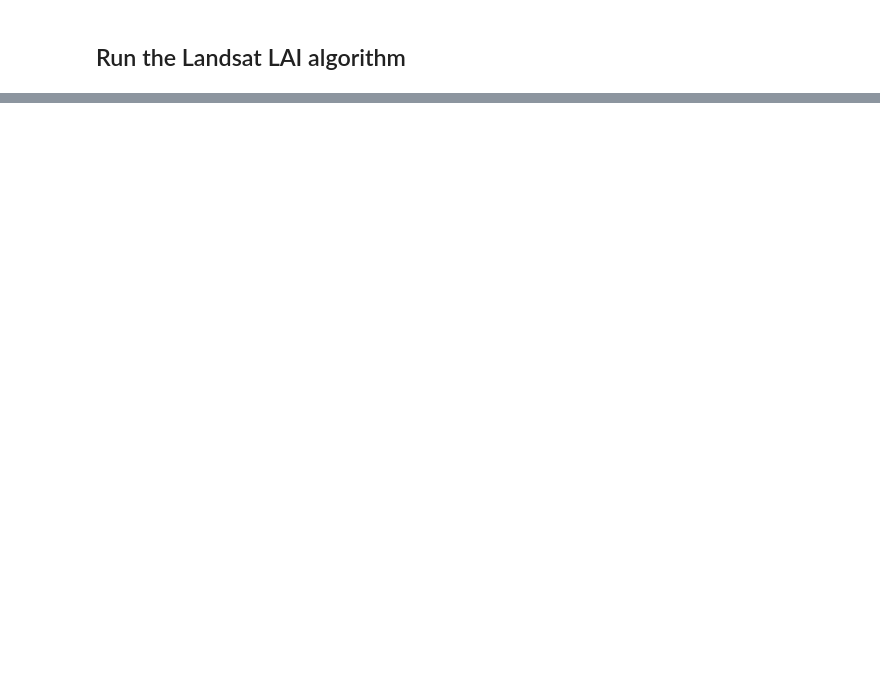
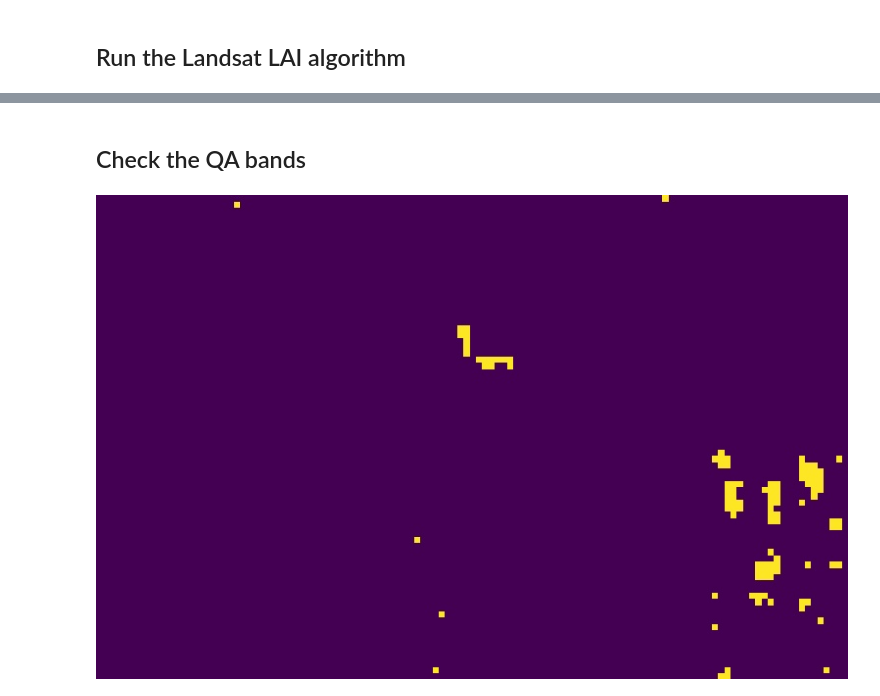
Before and after one commit to Open-ET/openet-landsat-lai, a Jupyter notebook: examples/landsat_lai_static.ipynb, the cells around one changed output, grey strips where cells are left out. Cells and saved outputs as stored; diff of their text form; code cells hidden in the pictures; blank space fills up the shorter version.

```diff
--- a/examples/landsat_lai_static.ipynb
+++ b/examples/landsat_lai_static.ipynb
@@ -84,0 +103,13 @@ Image(url=image_url, embed=True, format='png')
+# %% [markdown]
+## Check the QA bands
+# %%
+# Input within range (0 in range, 1 out of range)
+image_url = (
+    output_img.select(['QA']).rightShift(0).bitwiseAnd(1)
+    .reproject(crs=landsat_crs, scale=30)
+    .getThumbURL({'min': 0, 'max': 1, 'palette': viridis_palette,
+                  'dimensions':image_size, 'region': study_region})
+)
+Image(url=image_url, embed=True, format='png')
+# %% [output]
+[figure, added]
```
Also changed, not shown: parts of 9 cells of this notebook, 6 other files.
